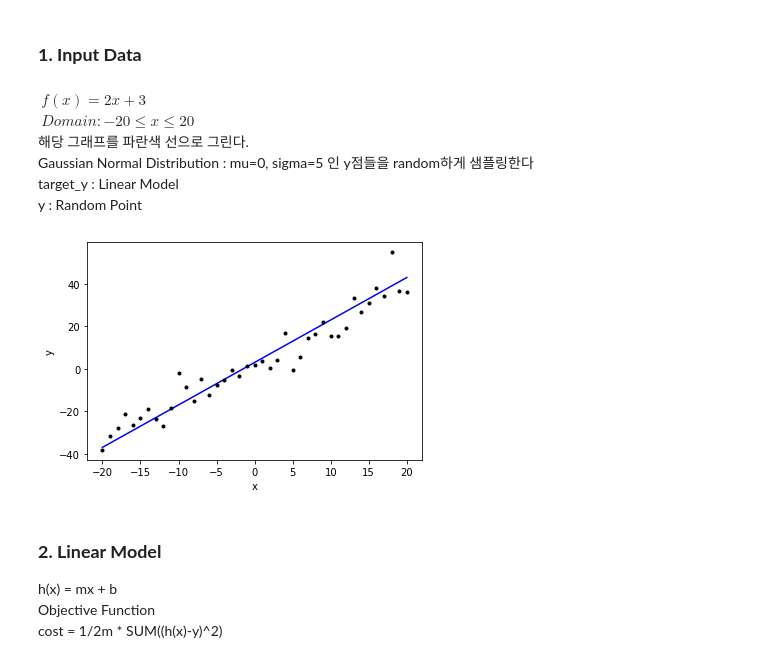
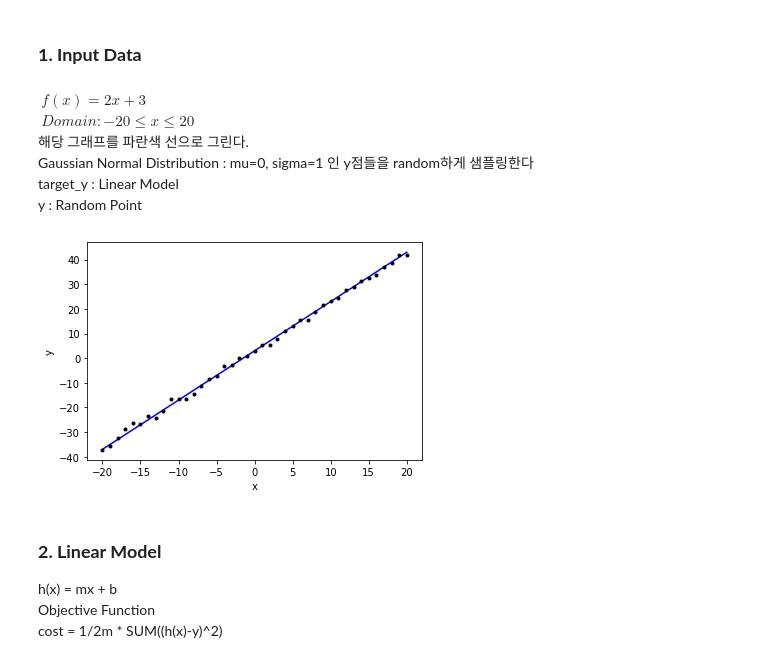
Before and after one commit to BupyeongHealer/class-MachineLearning, a Jupyter notebook: assignment02.ipynb, the cells around one changed output. Cells and saved outputs as stored; diff of their text form; code cells hidden in the pictures.

```diff
--- a/assignment02.ipynb
+++ b/assignment02.ipynb
@@ -14,7 +15,7 @@ $\ Domain :  -20 \leq x \leq 20$
 \
 해당 그래프를 파란색 선으로 그린다.
 \
-Gaussian Normal Distribution : mu=0, sigma=5 인 y점들을 random하게 샘플링한다
+Gaussian Normal Distribution : mu=0, sigma=1 인 y점들을 random하게 샘플링한다
 \
 target_y : Linear Model
 \
@@ -22,30 +23,30 @@ y : Random Point
 # %%
 x = np.linspace(-20,20,41)
 #print(x)
 target_y = copy.deepcopy(x)
 for i in range(0, 41):
   target_y[i] = 2 * target_y[i] + 3
 #print(y)
 
 y = copy.deepcopy(target_y)
 #print(y)
-n = np.random.normal(0,5,41)
+n = np.random.normal(0,1,41)
 #print(n)
 y = np.add(y,n)
 #print(y)
 
 fig = plt.figure()
 
 graph1 = plt.plot(x, target_y, 'b')
 plt.xlabel('x')
 plt.ylabel('target_y')
 
 graph2 = plt.plot(x, y, '.k')
 plt.xlabel('x')
 plt.ylabel('y')
 plt.show()
 # %% [output]
-[figure, old version]
+[figure, new version]
 # %% [markdown]
 ### **2. Linear Model**
 h(x) = mx + b
```
Also changed, not shown: parts of 6 cells of this notebook.
